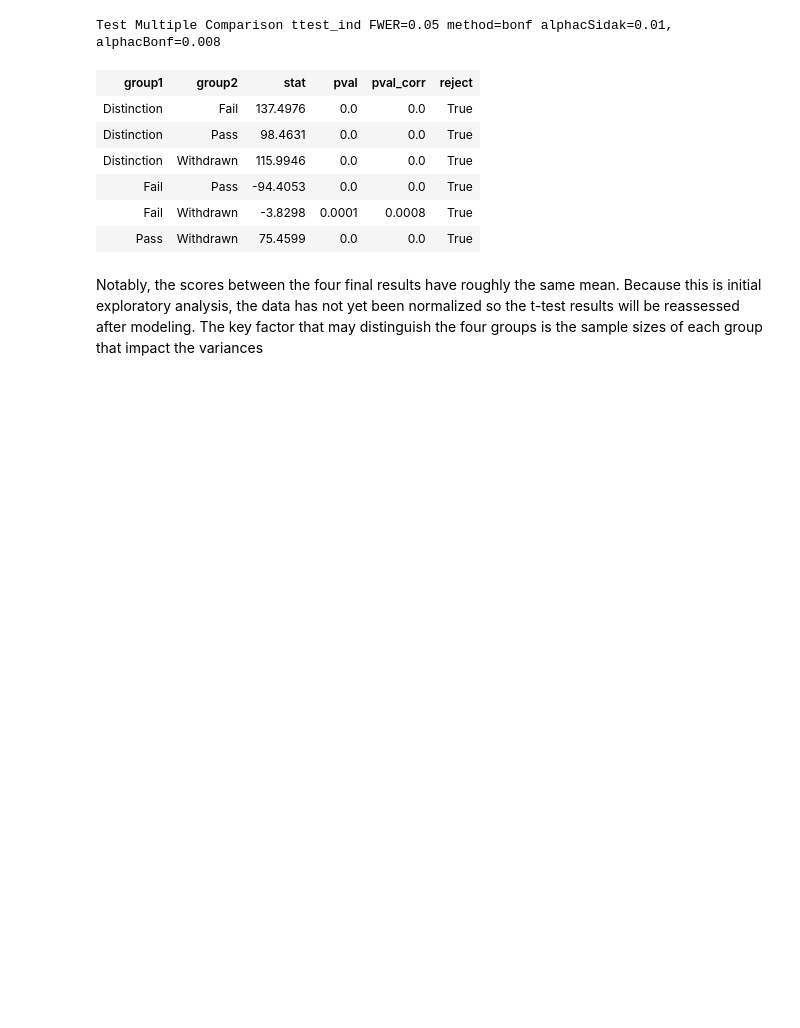
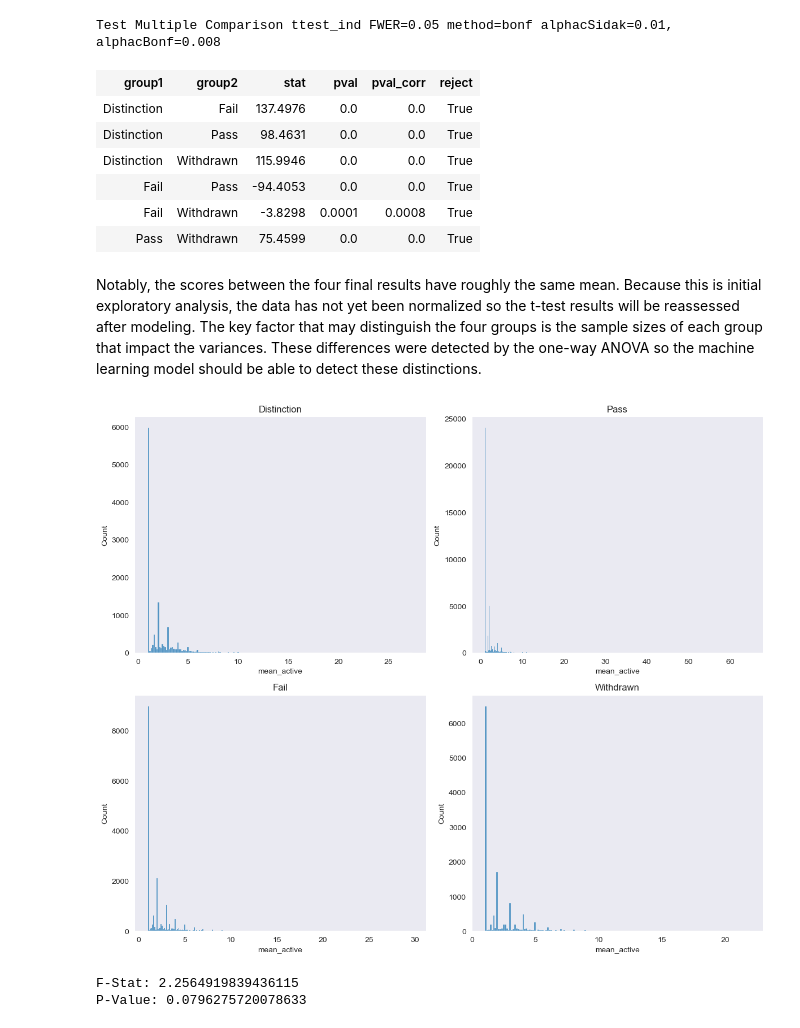
Before and after one commit to jpjavier23/capstone_2_final_documentation, a Jupyter notebook: capstone_2_final_report.ipynb, the cells around one changed output. Drawn from its saved outputs; the diff is of its cells as text; code cells hidden in the pictures; blank space fills up the shorter version.

```diff
--- a/capstone_2_final_report.ipynb
+++ b/capstone_2_final_report.ipynb
@@ -258,4 +312,26 @@ print(f'Pass: {pass_mean} +- {pass_std}')
 print(f'Fail: {fail_mean} +- {fail_std}')
 print(f'Withdrawn: {with_mean} +- {with_std}')
 # %% [markdown]
-Notably, the scores between the four final results have roughly the same mean. Because this is initial exploratory analysis, the data has not yet been normalized so the t-test results will be reassessed after modeling. The key factor that may distinguish the four groups is the sample sizes of each group that impact the variances
+Notably, the scores between the four final results have roughly the same mean. Because this is initial exploratory analysis, the data has not yet been normalized so the t-test results will be reassessed after modeling. The key factor that may distinguish the four groups is the sample sizes of each group that impact the variances. These differences were detected by the one-way ANOVA so the machine learning model should be able to detect these distinctions.
+# %%
+fig, ax = plt.subplots(2, 2, figsize = (12, 10))
+sns.histplot(data = df11[df11['final_result'] == 'Distinction'], x = 'mean_active', palette = pal, ax = ax[0, 0]).set_title('Distinction')
+sns.histplot(data = df11[df11['final_result'] == 'Pass'], x = 'mean_active', palette = pal, ax = ax[0, 1]).set_title('Pass')
+sns.histplot(data = df11[df11['final_result'] == 'Fail'], x = 'mean_active', palette = pal, ax = ax[1, 0]).set_title('Fail')
+sns.histplot(data = df11[df11['final_result'] == 'Withdrawn'], x = 'mean_active', palette = pal, ax = ax[1, 1]).set_title('Withdrawn')
+plt.tight_layout()
+plt.show()
+# %% [output]
+[figure, added]
+# %%
+dist_act = np.array(df11[df11['final_result'] == 'Distinction']['mean_active'])
+pass_act = np.array(df11[df11['final_result'] == 'Pass']['mean_active'])
+fail_act = np.array(df11[df11['final_result'] == 'Fail']['mean_active'])
+with_act = np.array(df11[df11['final_result'] == 'Withdrawn']['mean_active'])
+
+f_stat_act, p_act = stats.f_oneway(dist_act, pass_act, fail_act, with_act)
+print(f'F-Stat: {f_stat_act}')
+print(f'P-Value: {p_act}')
+# %% [output]
+F-Stat: 2.2564919839436115
+P-Value: 0.0796275720078633
```
Also changed, not shown: parts of 8 cells of this notebook.
